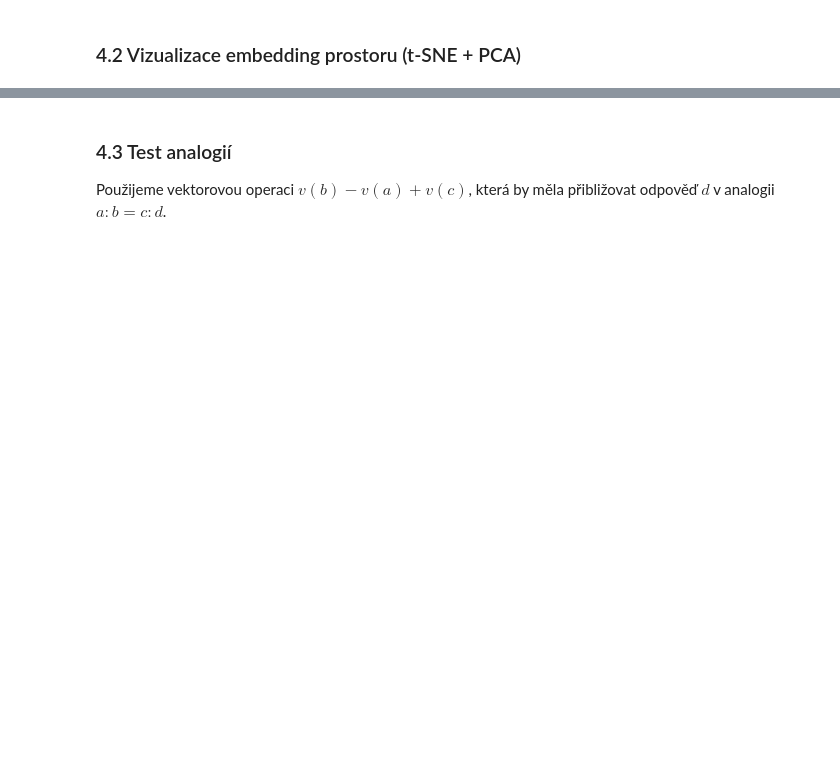
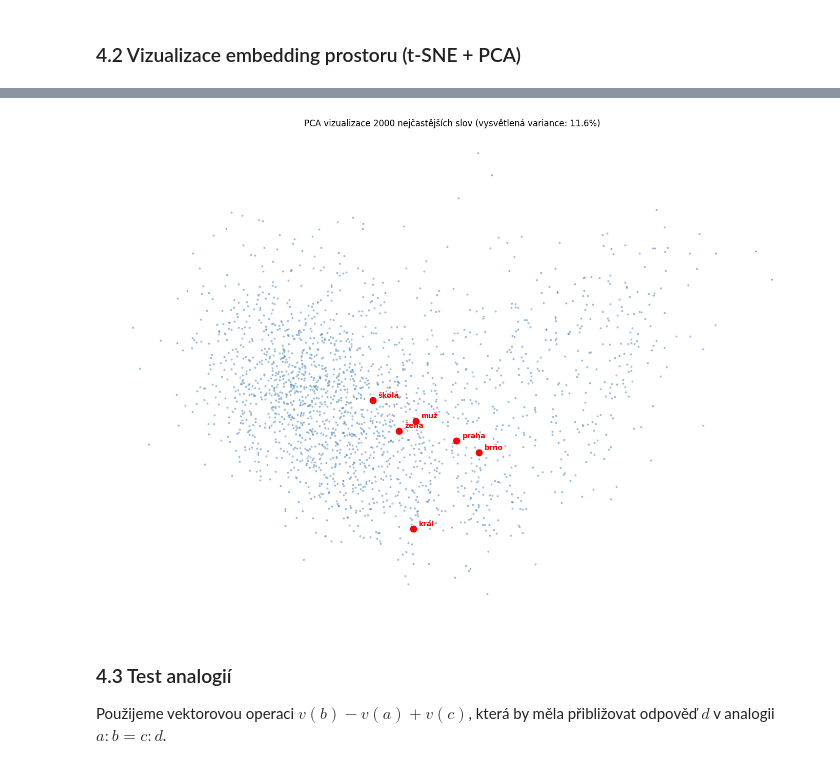
Before and after one commit to Ajraa/MATD, a Jupyter notebook: cv9/cv9.ipynb, the cells around one changed output, grey strips where cells are left out. Drawn from its saved outputs; the diff is of its cells as text; code cells hidden in the pictures; blank space fills up the shorter version.

```diff
--- a/cv9/cv9.ipynb
+++ b/cv9/cv9.ipynb
@@ -298,23 +377,28 @@ kategorie je indikátorem smysluplných reprezentací.
 # %%
-# PCA redukce (rychlejší alternativa)
+# PCA redukce
 pca = PCA(n_components=2, random_state=42)
 pca_2d = pca.fit_transform(vis_vecs)
 
 fig, ax = plt.subplots(figsize=(14, 10))
-ax.scatter(pca_2d[:, 0], pca_2d[:, 1], s=5, alpha=0.6)
+
+mask = [i for i, w in enumerate(vis_words) if w not in highlight]
+ax.scatter(pca_2d[mask, 0], pca_2d[mask, 1], s=4, alpha=0.4, color="steelblue")
 
 for word in highlight:
-    if word in word2idx and word in vis_words:
-        idx_pos = vis_words.index(word)
-        ax.annotate(word, xy=pca_2d[idx_pos], fontsize=10,
-                    color='red', fontweight='bold')
+    idx_pos = vis_words.index(word)
+    ax.scatter(pca_2d[idx_pos, 0], pca_2d[idx_pos, 1],
+               s=80, color="red", zorder=5)
+    ax.annotate(word, xy=(pca_2d[idx_pos, 0], pca_2d[idx_pos, 1]),
+                xytext=(8, 4), textcoords="offset points",
+                fontsize=10, color="red", fontweight="bold")
 
-ax.set_title(f'PCA vizualizace {N_VIS} nejčastějších slov '
-             f'(vysvětlená variance: {pca.explained_variance_ratio_.sum():.1%})')
-ax.axis('off')
+ax.set_title(f"PCA vizualizace {N_VIS} nejčastějších slov "
+             f"(vysvětlená variance: {pca.explained_variance_ratio_.sum():.1%})")
+ax.axis("off")
 plt.tight_layout()
-plt.savefig('pca_embeddings.png', dpi=150)
 plt.show()
+# %% [output]
+[figure, added]
 # %% [markdown]
 ### 4.3 Test analogií
 
```
Also changed, not shown: parts of 17 cells of this notebook, 4 other files.
